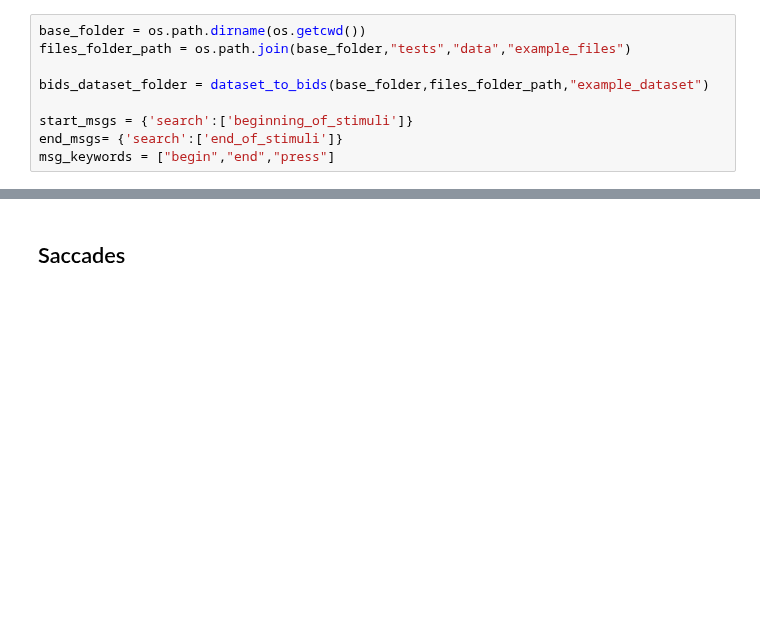
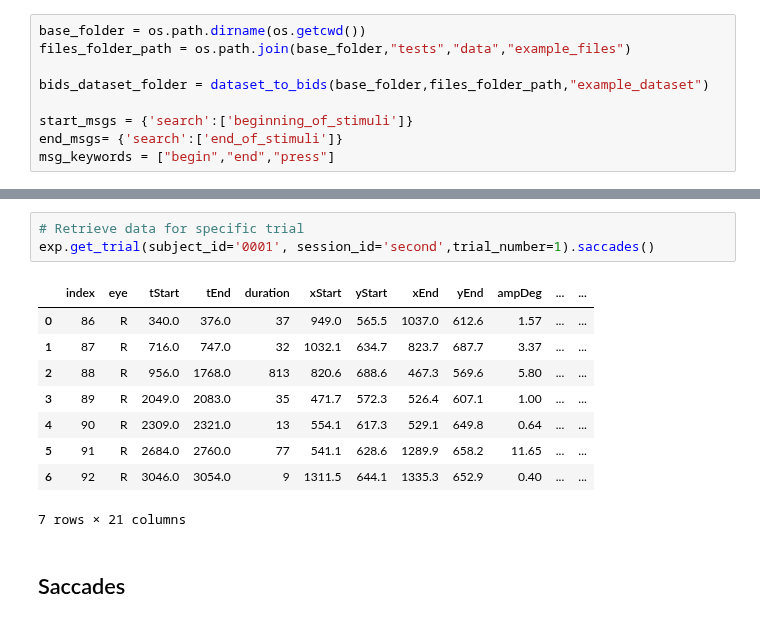
Before and after one commit to NeuroLIAA/pyxations, a Jupyter notebook: notebooks/Eyelink tutorial.ipynb, the cells around one changed output, grey strips where cells are left out. Saved outputs shown, nothing was run; the diff lists cells and outputs as text; blank space fills up the shorter version.

```diff
--- a/notebooks/Eyelink tutorial.ipynb
+++ b/notebooks/Eyelink tutorial.ipynb
@@ -74,3 +54,16 @@ Kept 8 fixations with previous saccade
+# %%
+# Retrieve data for specific trial
+exp.get_trial(subject_id='0001', session_id='second',trial_number=1).saccades()
+# %% [output]
+|  | index | eye | tStart | tEnd | duration | xStart | yStart | xEnd | yEnd | ampDeg | ... | ... |
+| 0 | 86 | R | 340.0 | 376.0 | 37 | 949.0 | 565.5 | 1037.0 | 612.6 | 1.57 | ... | ... |
+| 1 | 87 | R | 716.0 | 747.0 | 32 | 1032.1 | 634.7 | 823.7 | 687.7 | 3.37 | ... | ... |
+| 2 | 88 | R | 956.0 | 1768.0 | 813 | 820.6 | 688.6 | 467.3 | 569.6 | 5.80 | ... | ... |
+| 3 | 89 | R | 2049.0 | 2083.0 | 35 | 471.7 | 572.3 | 526.4 | 607.1 | 1.00 | ... | ... |
+| 4 | 90 | R | 2309.0 | 2321.0 | 13 | 554.1 | 617.3 | 529.1 | 649.8 | 0.64 | ... | ... |
+| 5 | 91 | R | 2684.0 | 2760.0 | 77 | 541.1 | 628.6 | 1289.9 | 658.2 | 11.65 | ... | ... |
+| 6 | 92 | R | 3046.0 | 3054.0 | 9 | 1311.5 | 644.1 | 1335.3 | 652.9 | 0.40 | ... | ... |
+7 rows × 21 columns
 # %% [markdown]
 ## Saccades
 # %%
```
Also changed, not shown: parts of 11 cells of this notebook.
